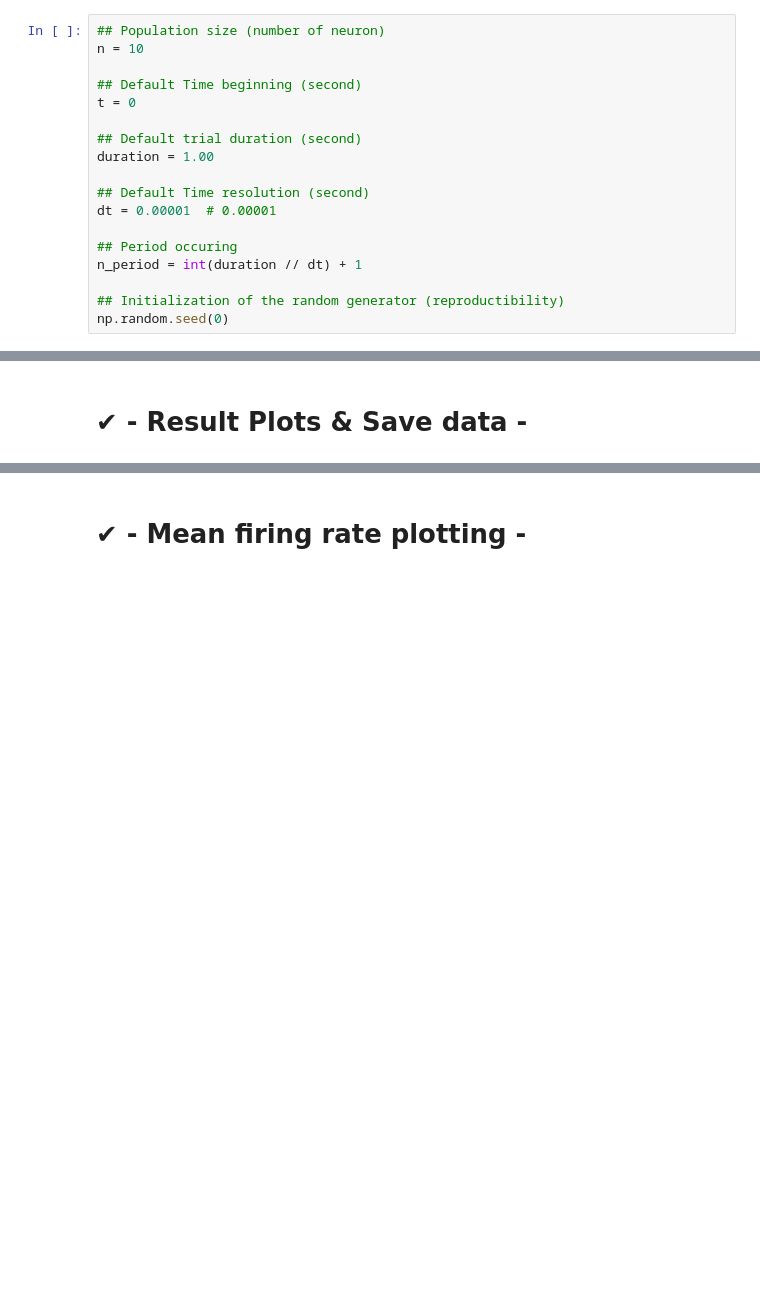
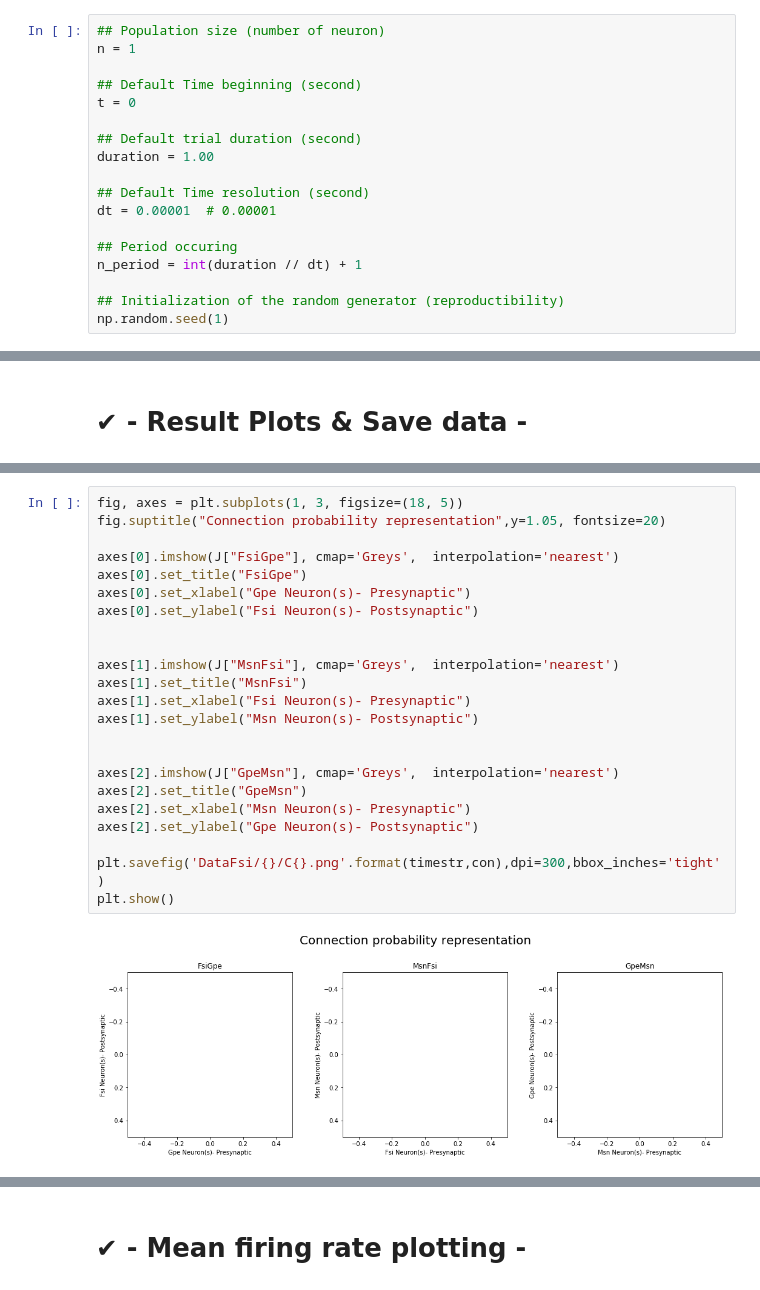
Before and after one commit to YacineOb/BasalGangliaModel2017, a Jupyter notebook: Basal_Ganglia_Model_MsnGpFsi.ipynb, the cells around one changed output, grey strips where cells are left out. Saved outputs shown, nothing was run; the diff lists cells and outputs as text; blank space fills up the shorter version.

```diff
--- a/Basal_Ganglia_Model_MsnGpFsi.ipynb
+++ b/Basal_Ganglia_Model_MsnGpFsi.ipynb
@@ -159,7 +159,7 @@ def Spectrum(): # Plot the spectrum and return the plot of 3 populations
 # ✔	 - Initial parameters -
 # %%
 ## Population size (number of neuron)
-n = 10
+n = 1
 
 ## Default Time beginning (second)
 t = 0
@@ -174,7 +174,7 @@ dt = 0.00001  # 0.00001
 n_period = int(duration // dt) + 1
 
 ## Initialization of the random generator (reproductibility)
-np.random.seed(0)
+np.random.seed(1)
 # %%
 time_value = np.arange(0, duration, dt) # creat the timescale, depending on the duration and step dt, for plotting
 # %%
@@ -354,0 +316,25 @@ for k in range(0,n):
+# %%
+fig, axes = plt.subplots(1, 3, figsize=(18, 5))
+fig.suptitle("Connection probability representation",y=1.05, fontsize=20)
+
+axes[0].imshow(J["FsiGpe"], cmap='Greys',  interpolation='nearest')
+axes[0].set_title("FsiGpe")
+axes[0].set_xlabel("Gpe Neuron(s)- Presynaptic")
+axes[0].set_ylabel("Fsi Neuron(s)- Postsynaptic")
+
+
+axes[1].imshow(J["MsnFsi"], cmap='Greys',  interpolation='nearest')
+axes[1].set_title("MsnFsi")
+axes[1].set_xlabel("Fsi Neuron(s)- Presynaptic")
+axes[1].set_ylabel("Msn Neuron(s)- Postsynaptic")
+
+
+axes[2].imshow(J["GpeMsn"], cmap='Greys',  interpolation='nearest')
+axes[2].set_title("GpeMsn")
+axes[2].set_xlabel("Msn Neuron(s)- Presynaptic")
+axes[2].set_ylabel("Gpe Neuron(s)- Postsynaptic")
+
+plt.savefig('DataFsi/{}/C{}.png'.format(timestr,con),dpi=300,bbox_inches='tight')
+plt.show()
+# %% [output]
+[figure, added]
```
Also changed, not shown: parts of 16 cells of this notebook, 3 other files.
